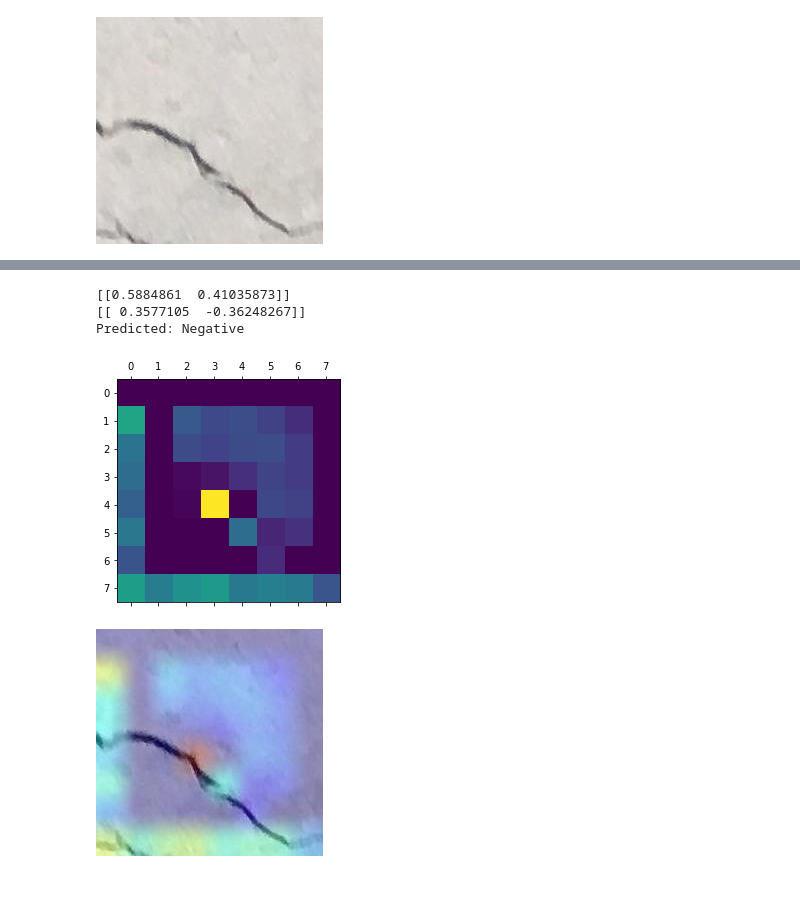
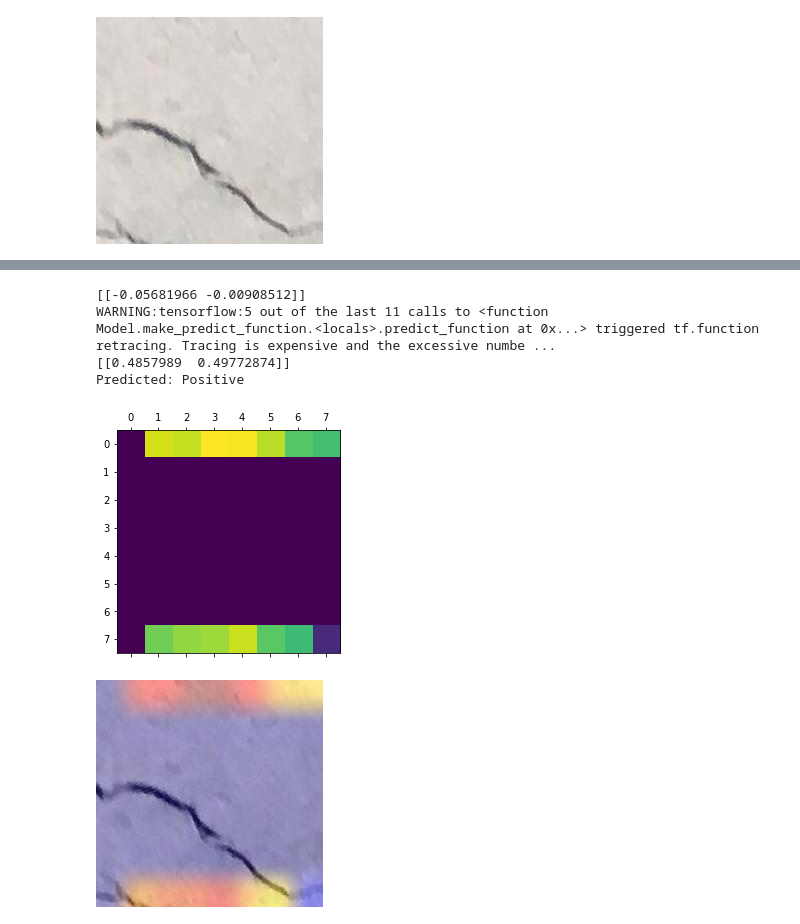
Before and after one commit to tobeor3009/pix2pix_mono_seg, a Jupyter notebook: grad_cam_구현.ipynb, the cells around one changed output, grey strips where cells are left out. Drawn from its saved outputs; the diff is of its cells as text; code cells hidden in the pictures; blank space fills up the shorter version.

```diff
--- a/grad_cam_구현.ipynb
+++ b/grad_cam_구현.ipynb
@@ -197,37 +199,37 @@ model.load_weights("./U_net/weights_10_0.1180.hdf5")
 # %%
 from matplotlib import pyplot as plt
 
 # Prepare image
 img_array = get_img_array(test_image_path, size=img_size)
 img_array_normalized = (img_array / 127.5) - 1
-
+print(model.predict(img_array_normalized))
 # Make model
-print(model.predict(img_array_normalized))
-model = Model(inputs=base_model.inputs, outputs=dense_passed)
-model.load_weights("./U_net/weights_10_0.1180.hdf5")
+model = Model(inputs=base_model.inputs, outputs=activation_passed)
+# model.load_weights("./U_net/weights_10_0.1180.hdf5")
 # Remove last layer's softmax
 print(model.predict(img_array_normalized))
 
 # Print what the top predicted class is
 preds = model.predict(img_array_normalized)
 predicted_label = decode_classify_predictions(preds, index_to_label_dict)
 print(f"Predicted: {predicted_label}")
 
 # Generate class activation heatmap
 heatmap = make_gradcam_heatmap(img_array, model, last_conv_name, pred_index=label_to_index_dict[predicted_label])
 
 # Display heatmap
 plt.matshow(heatmap)
 plt.show()
 # %% [output]
-[[0.5884861  0.41035873]]
-[[ 0.3577105  -0.36248267]]
-Predicted: Negative
+[[-0.05681966 -0.00908512]]
+WARNING:tensorflow:5 out of the last 11 calls to <function Model.make_predict_function.<locals>.predict_function at 0x...> triggered tf.function retracing. Tracing is expensive and the excessive numbe ...
+[[0.4857989  0.49772874]]
+Predicted: Positive
-[figure, old version]
+[figure, new version]
 # %%
 save_and_display_gradcam(test_image_path, heatmap)
 # %% [output]
-[figure, old version]
+[figure, new version]
 # %%
 last_conv_layer_name = last_conv_name
 pred_index = label_to_index_dict[predicted_label]
```
Also changed, not shown: parts of 3 cells of this notebook, 3 other files.
